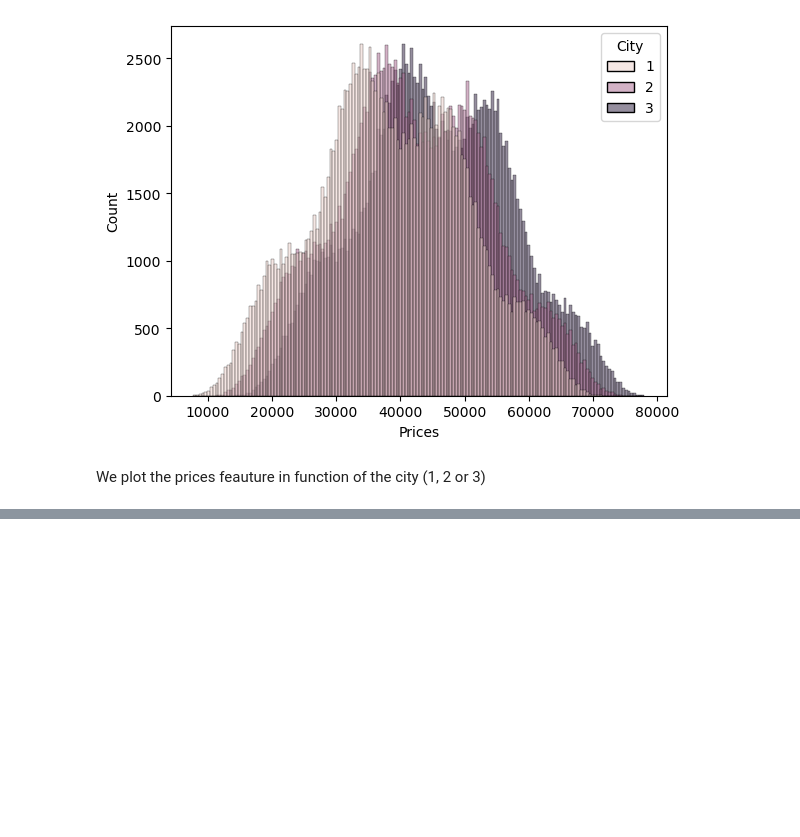
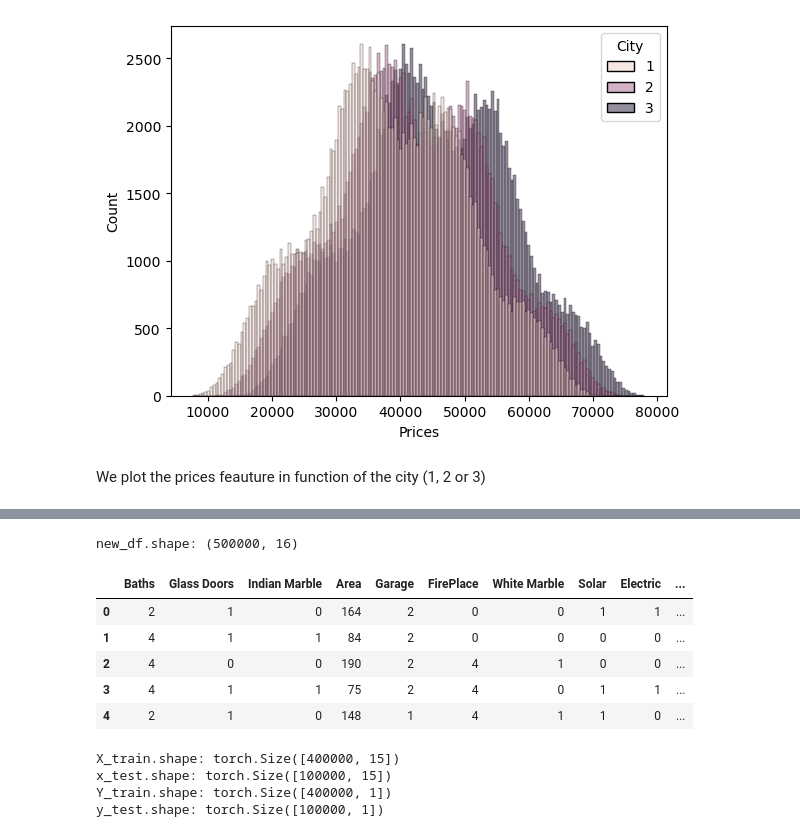
Before and after one commit to Ashraf-Khabar/SACAD-Projects, a Jupyter notebook: Mini_Project_N2/main.ipynb, the cells around one changed output, grey strips where cells are left out. Cells and saved outputs as stored; diff of their text form; code cells hidden in the pictures; blank space fills up the shorter version.

```diff
--- a/Mini_Project_N2/main.ipynb
+++ b/Mini_Project_N2/main.ipynb
@@ -74,0 +124,13 @@ sns.rugplot(data=df, x="Prices", y="Baths", hue="City")
+# %%
+target = "Prices"
+predictors = list(set(df.columns) - set([target]))
+print("new_df.shape:",df.shape)
+df[predictors].head()
+# %% [output]
+new_df.shape: (500000, 16)
+|  | Baths | Glass Doors | Indian Marble | Area | Garage | FirePlace | White Marble | Solar | Electric | ... |
+| 0 | 2 | 1 | 0 | 164 | 2 | 0 | 0 | 1 | 1 | ... |
+| 1 | 4 | 1 | 1 | 84 | 2 | 0 | 0 | 0 | 0 | ... |
+| 2 | 4 | 0 | 0 | 190 | 2 | 4 | 1 | 0 | 0 | ... |
+| 3 | 4 | 1 | 1 | 75 | 2 | 4 | 0 | 1 | 1 | ... |
+| 4 | 2 | 1 | 0 | 148 | 1 | 4 | 1 | 1 | 0 | ... |
@@ -74,0 +150,10 @@ sns.rugplot(data=df, x="Prices", y="Baths", hue="City")
+# %%
+print("X_train.shape:",X_train.shape)
+print("x_test.shape:",x_test.shape)
+print("Y_train.shape:",Y_train.shape)
+print("y_test.shape:",y_test.shape)
+# %% [output]
+X_train.shape: torch.Size([400000, 15])
+x_test.shape: torch.Size([100000, 15])
+Y_train.shape: torch.Size([400000, 1])
+y_test.shape: torch.Size([100000, 1])
```
Also changed, not shown: parts of 16 cells of this notebook, 1 other file.
